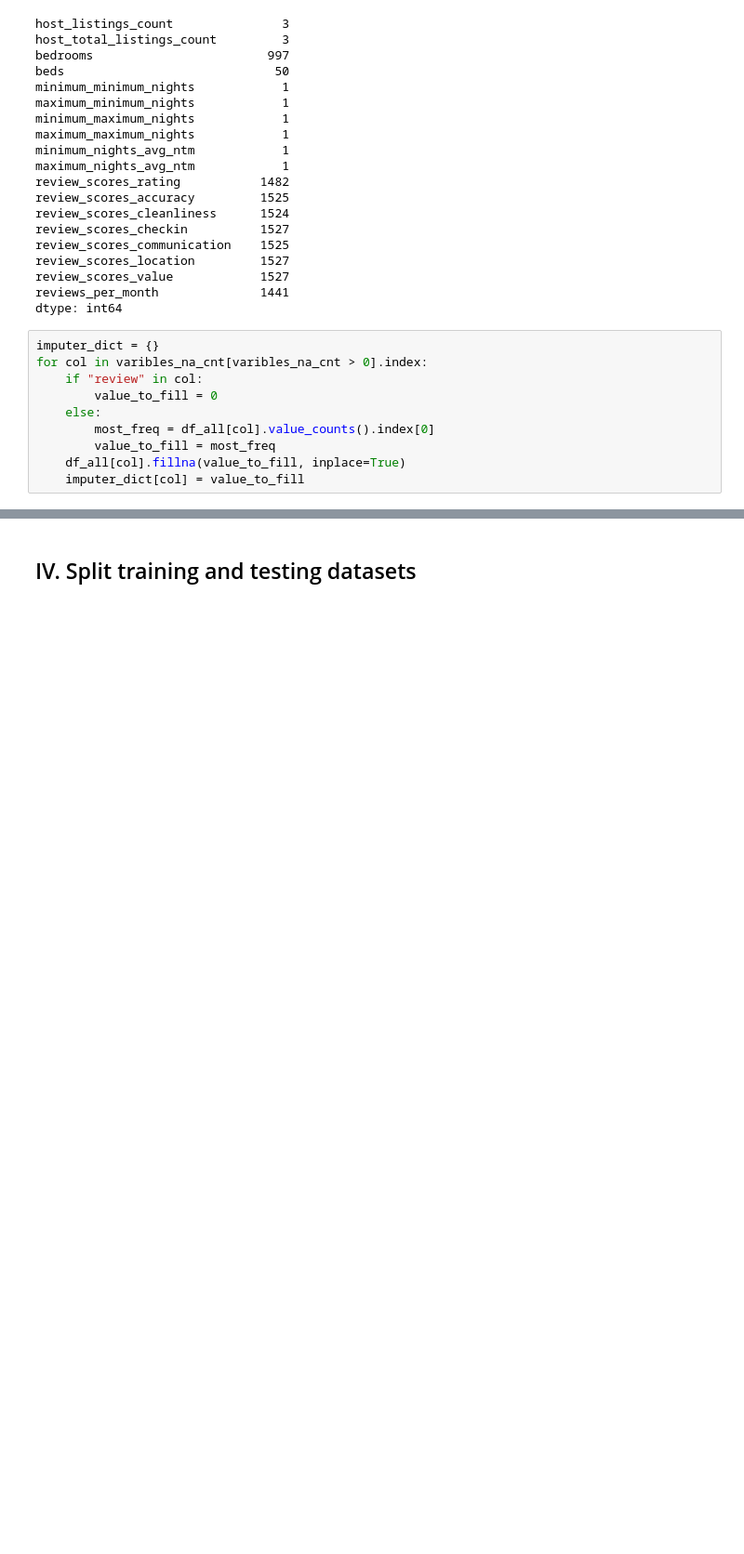
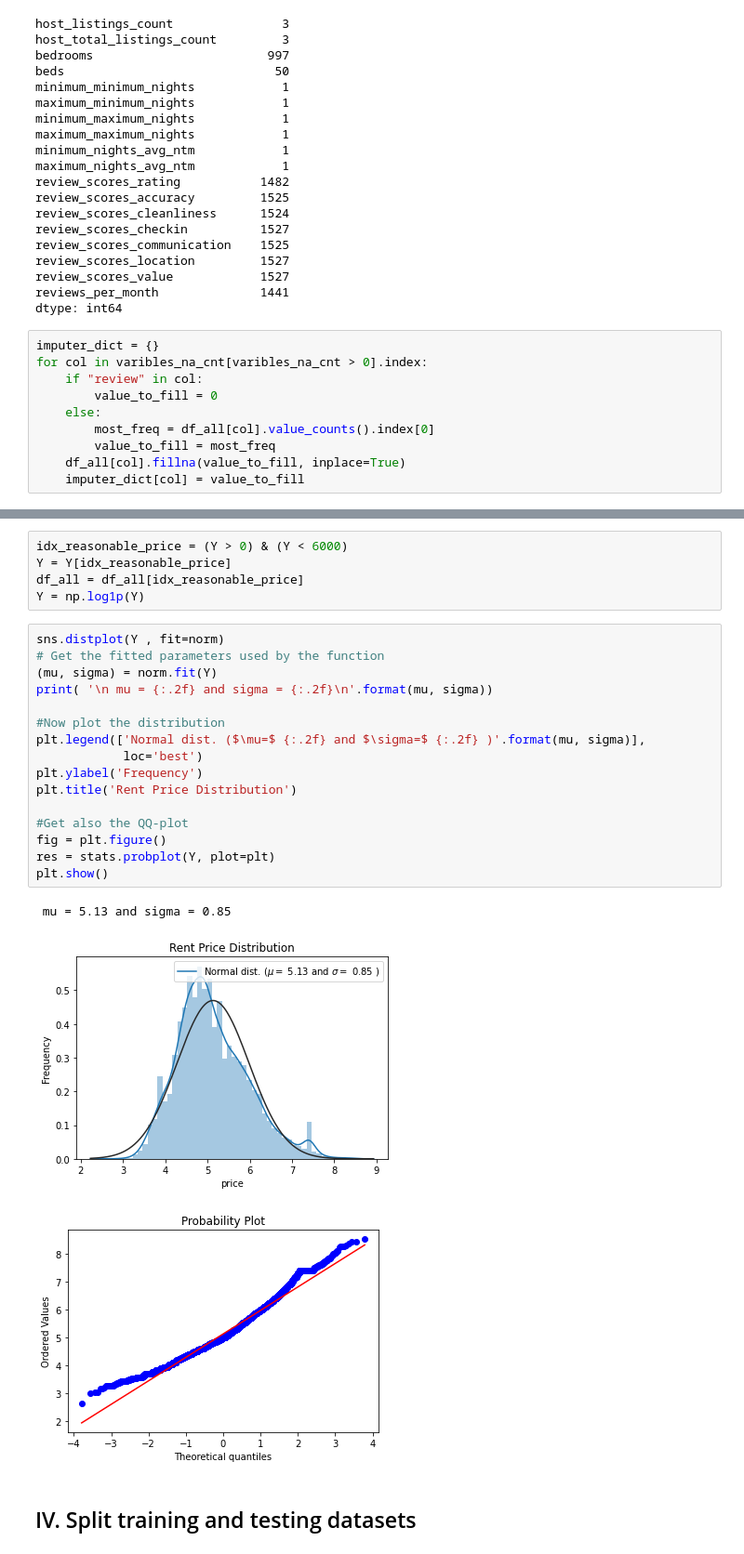
Before and after one commit to italu1013/insideairbnb_rental_price_prediction, a Jupyter notebook: EDA.ipynb, the cells around one changed output, grey strips where cells are left out. Shown: that part at 93% size. Cells and saved outputs as stored; diff of their text form; blank space fills up the shorter version.

```diff
--- a/EDA.ipynb
+++ b/EDA.ipynb
@@ -136,3 +200,28 @@ for col in varibles_na_cnt[varibles_na_cnt > 0].index:
+# %%
+idx_reasonable_price = (Y > 0) & (Y < 6000)
+Y = Y[idx_reasonable_price]
+df_all = df_all[idx_reasonable_price]
+Y = np.log1p(Y)
+# %%
+sns.distplot(Y , fit=norm)
+# Get the fitted parameters used by the function
+(mu, sigma) = norm.fit(Y)
+print( '\n mu = {:.2f} and sigma = {:.2f}\n'.format(mu, sigma))
+
+#Now plot the distribution
+plt.legend(['Normal dist. ($\mu=$ {:.2f} and $\sigma=$ {:.2f} )'.format(mu, sigma)],
+            loc='best')
+plt.ylabel('Frequency')
+plt.title('Rent Price Distribution')
+
+#Get also the QQ-plot
+fig = plt.figure()
+res = stats.probplot(Y, plot=plt)
+plt.show()
+# %% [output]
+ mu = 5.13 and sigma = 0.85
+[figure, added]
+[figure, added]
 # %% [markdown]
 ## IV. Split training and testing datasets
 # %%
```
Also changed, not shown: parts of 31 cells of this notebook, 2 other files.
